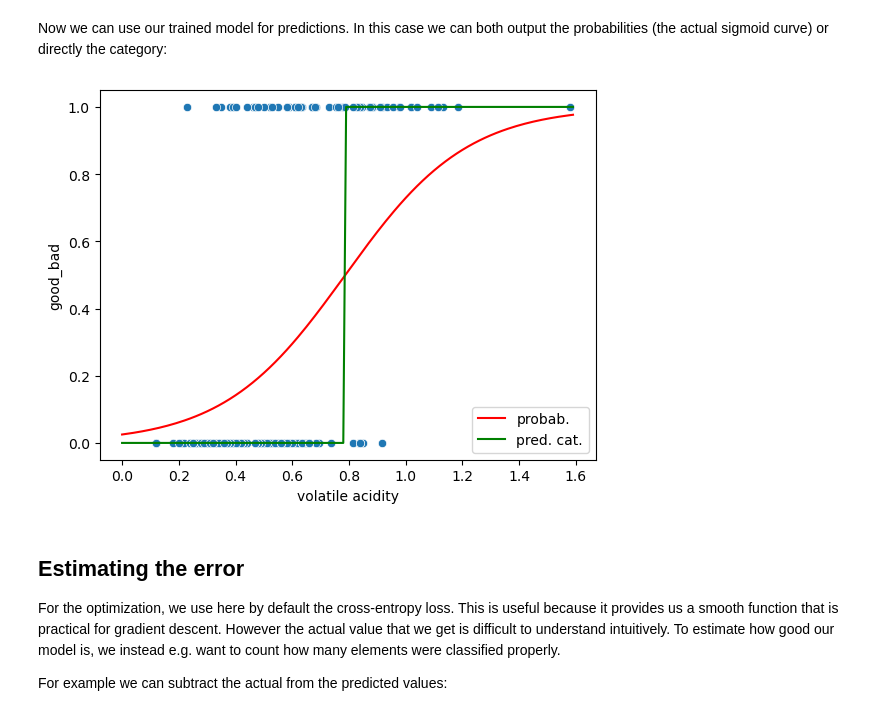
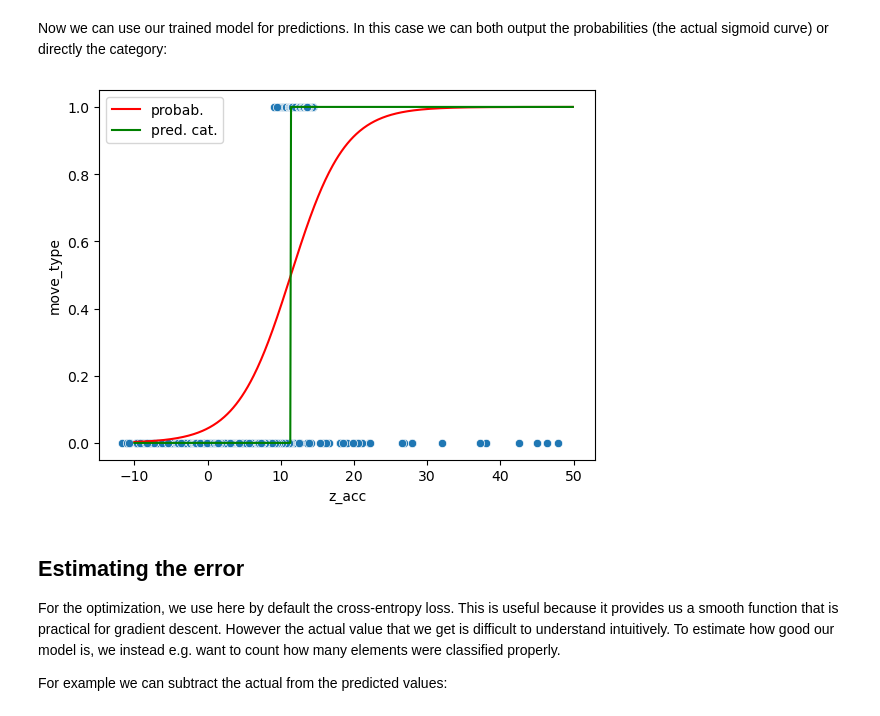
Before and after one commit to guiwitz/EHML, a Jupyter notebook: 10-Logistic_regression.ipynb, the cells around one changed output. Cells and saved outputs as stored; diff of their text form; code cells hidden in the pictures.

```diff
--- a/10-Logistic_regression.ipynb
+++ b/10-Logistic_regression.ipynb
@@ -12,4 +12,4 @@ import numpy as np
 import matplotlib.pyplot as plt
 import seaborn as sns
 
-wine = pd.read_csv('https://archive.ics.uci.edu/ml/machine-learning-databases/wine-quality/winequality-red.csv', sep=';')
+movement = pd.read_csv('https://raw.githubusercontent.com/guiwitz/EHML/main/datasets/movement.csv')
@@ -105,21 +95,21 @@ In fact measuring the error simply as the sum of errors $\texttt{sigmoid}(x_i, d
 Now that we understand why we can't use simple linear regression, let's have a look at how to do logistic regression in scikit-learn. Again we create the model and fit it with our data:
 # %%
 log_model = linear_model.LogisticRegression()
-log_model.fit(X=wine[['volatile acidity']], y=wine['good_bad'])
+log_model.fit(X=movement[['z_acc']], y=movement['move_type'])
 # %% [output]
 LogisticRegression()
 # %% [markdown]
 Now we can use our trained model for predictions. In this case we can both output the probabilities (the actual sigmoid curve) or directly the category:
 # %%
-pred_prob = log_model.predict_proba(np.arange(0,1.6,0.01)[:, np.newaxis])
-pred = log_model.predict(np.arange(0,1.6,0.01)[:, np.newaxis])
+pred_prob = log_model.predict_proba(np.arange(-10,50,0.1)[:, np.newaxis])
+pred = log_model.predict(np.arange(-10,50,0.1)[:, np.newaxis])
 # %%
-ax = sns.scatterplot(data=wine, x='volatile acidity', y='good_bad');
-ax.plot(np.arange(0,1.6,0.01), pred_prob[:,1], 'r', label='probab.')
-ax.plot(np.arange(0,1.6,0.01), pred, 'g', label='pred. cat.')
+ax = sns.scatterplot(data=movement, x='z_acc', y='move_type');
+ax.plot(np.arange(-10,50,0.1), pred_prob[:,1], 'r', label='probab.')
+ax.plot(np.arange(-10,50,0.1), pred, 'g', label='pred. cat.')
 ax.legend();
 # %% [output]
-[figure, old version]
+[figure, new version]
 # %% [markdown]
 ## Estimating the error
 
```
Also changed, not shown: parts of 58 cells of this notebook, 1 other file.
